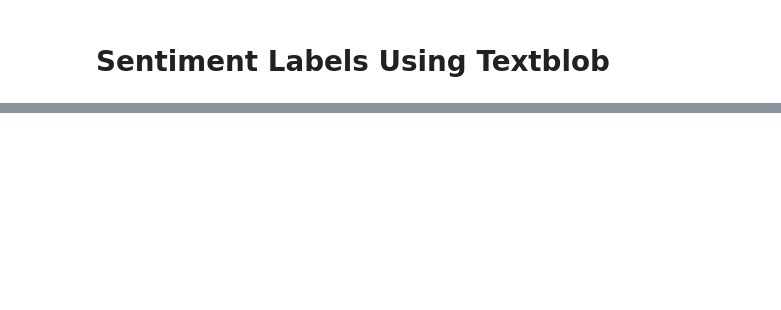
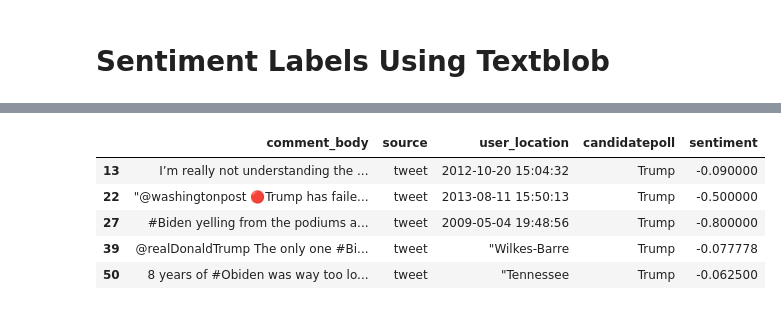
Before and after one commit to cfitzpatrick89/ADS508_GroupProject, a Jupyter notebook: EDA.ipynb, the cells around one changed output, grey strips where cells are left out. Cells and saved outputs as stored; diff of their text form; code cells hidden in the pictures; blank space fills up the shorter version.

```diff
--- a/EDA.ipynb
+++ b/EDA.ipynb
@@ -566,0 +626,10 @@ plt.show()
+# %%
+# look at sample of tweets for each outcome
+df_parquet_results_trump[df_parquet_results_trump['sentiment'] < 0].head(5)
+# %% [output]
+|  | comment_body | source | user_location | candidatepoll | sentiment |
+| 13 | I’m really not understanding the ... | tweet | 2012-10-20 15:04:32 | Trump | -0.090000 |
+| 22 | "@washingtonpost 🔴Trump has faile... | tweet | 2013-08-11 15:50:13 | Trump | -0.500000 |
+| 27 | #Biden yelling from the podiums a... | tweet | 2009-05-04 19:48:56 | Trump | -0.800000 |
+| 39 | @realDonaldTrump The only one #Bi... | tweet | "Wilkes-Barre | Trump | -0.077778 |
+| 50 | 8 years of #Obiden was way too lo... | tweet | "Tennessee | Trump | -0.062500 |
```
Also changed, not shown: parts of 14 cells of this notebook, 2 other files.
